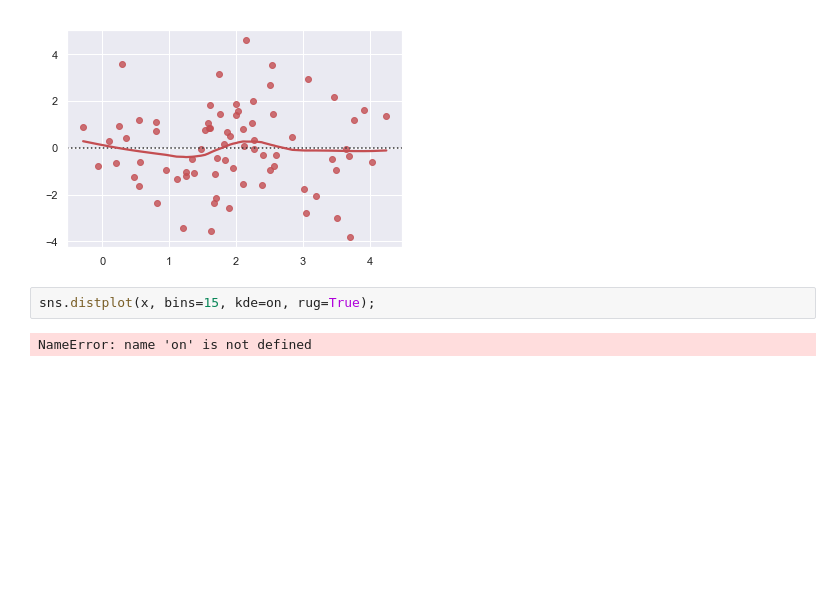
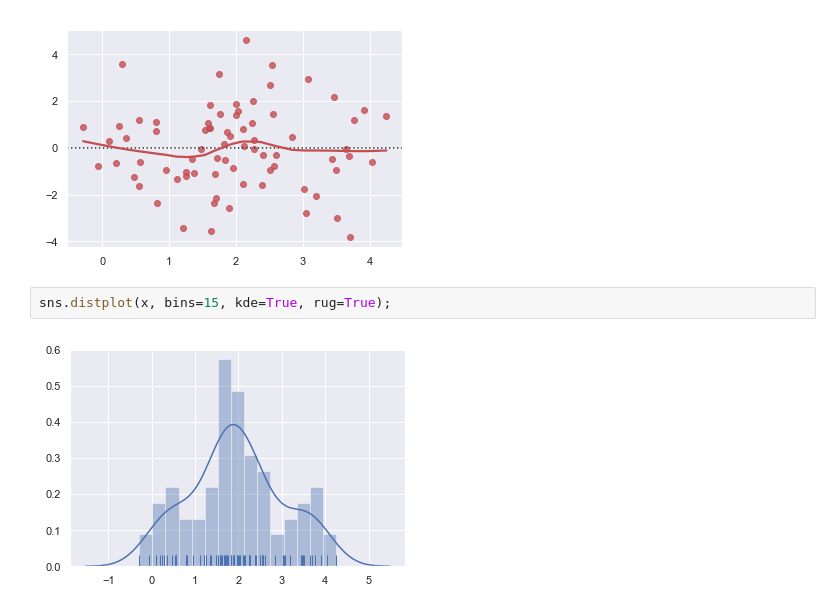
Before and after one commit to yao6899/ML100Days, a Jupyter notebook: homework/Day_020_HW.ipynb, the cells around one changed output. Drawn from its saved outputs; the diff is of its cells as text; blank space fills up the shorter version.

```diff
--- a/homework/Day_020_HW.ipynb
+++ b/homework/Day_020_HW.ipynb
@@ -103,6 +103,6 @@ sns.residplot(x,y,lowess=True,color='r')
 <matplotlib.axes._subplots.AxesSubplot at 0x...>
 [figure]
 # %%
-sns.distplot(x, bins=15, kde=on, rug=True);
+sns.distplot(x, bins=15, kde=True, rug=True);
 # %% [output]
-NameError: name 'on' is not defined
+[figure, added]
```
Also changed, not shown: parts of 1 cell of this notebook.
